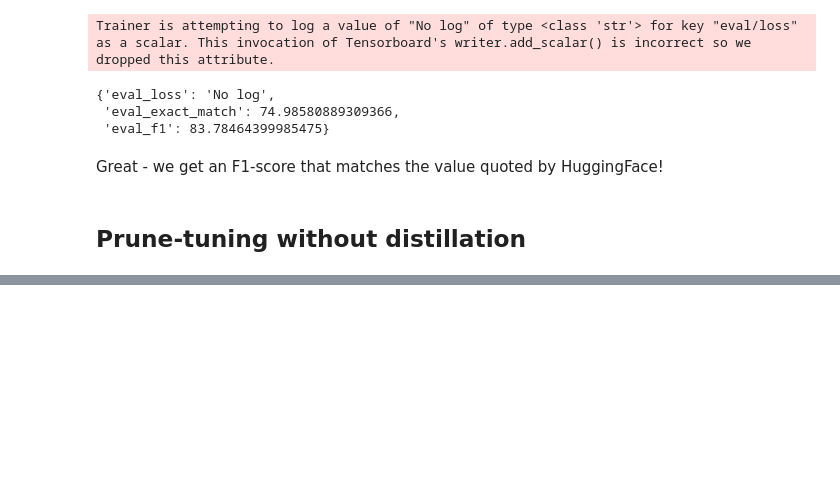
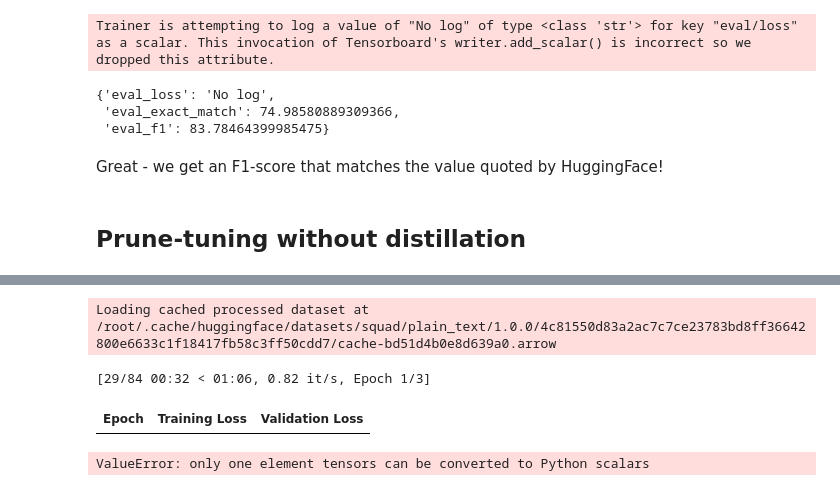
Before and after one commit to lewtun/transformerlab, a Jupyter notebook: 03_movement-pruning.ipynb, the cells around one changed output, grey strips where cells are left out. Saved outputs shown, nothing was run; the diff lists cells and outputs as text; code cells hidden in the pictures; blank space fills up the shorter version.

Commit message:
Implement basic Trainer. Problem with train and evaluate with threshold input

```diff
--- a/03_movement-pruning.ipynb
+++ b/03_movement-pruning.ipynb
@@ -152,0 +146,2 @@ Great - we get an F1-score that matches the value quoted by HuggingFace!
+# %%
+train_enc, valid_enc = convert_examples_to_features(squad, tokenizer)
@@ -950 +908,11 @@ Answer:
+# %%
+class PruningTrainingArguments(QuestionAnsweringTrainingArguments):
+    def __init__(self, *args, initial_threshold=1., final_threshold=0.15, initial_warmup=1, final_warmup=2, final_lambda=0.,  **kwargs):
+        super().__init__(*args, **kwargs)
+
+        self.initial_threshold = initial_threshold
+        self.final_threshold = final_threshold
+        self.initial_warmup = initial_warmup
+        self.final_warmup = final_warmup
+        self.final_lambda = final_lambda
 # %%
@@ -971,0 +1014,21 @@ def schedule_threshold(
+# %%
+eval_ds = eval_ds.map(lambda x : {'threshold': 0.15})
+# %% [output]
+Loading cached processed dataset at /root/.cache/huggingface/datasets/squad/plain_text/1.0.0/4c81550d83a2ac7c7ce23783bd8ff36642800e6633c1f18417fb58c3ff50cdd7/cache-bd51d4b0e8d639a0.arrow
+# %%
+pruning_trainer = PruningTrainer(
+    model=masked_model,
+    args=pruning_training_args,
+    train_dataset=train_ds,
+    eval_dataset=eval_ds,
+    eval_examples=eval_raw_ds,
+    tokenizer=tokenizer,
+    data_collator=data_collator,
+    compute_metrics=squad_metrics
+)
+# %%
+pruning_trainer.train()
+# %% [output]
+[29/84 00:32 < 01:06, 0.82 it/s, Epoch 1/3]
+| Epoch | Training Loss | Validation Loss |
+ValueError: only one element tensors can be converted to Python scalars
```
Also changed, not shown: parts of 20 cells of this notebook.
